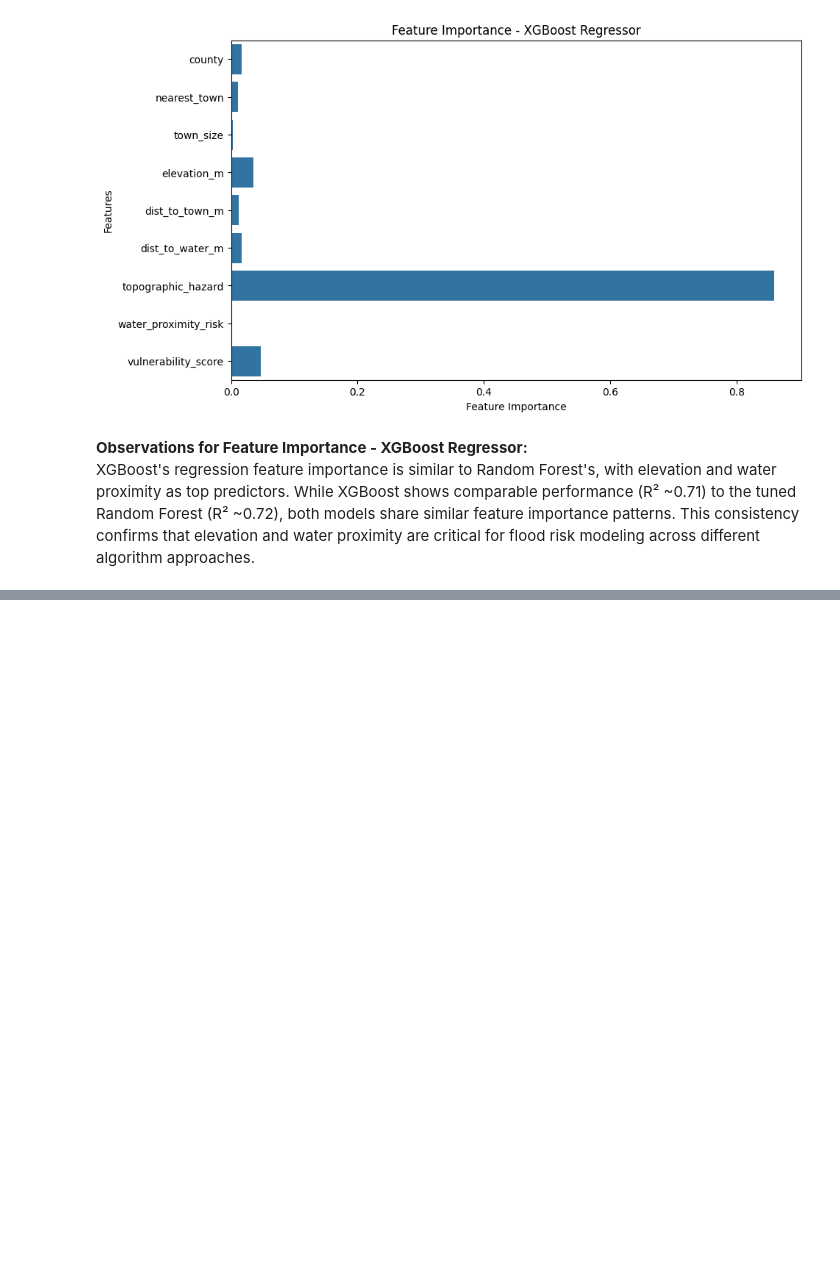
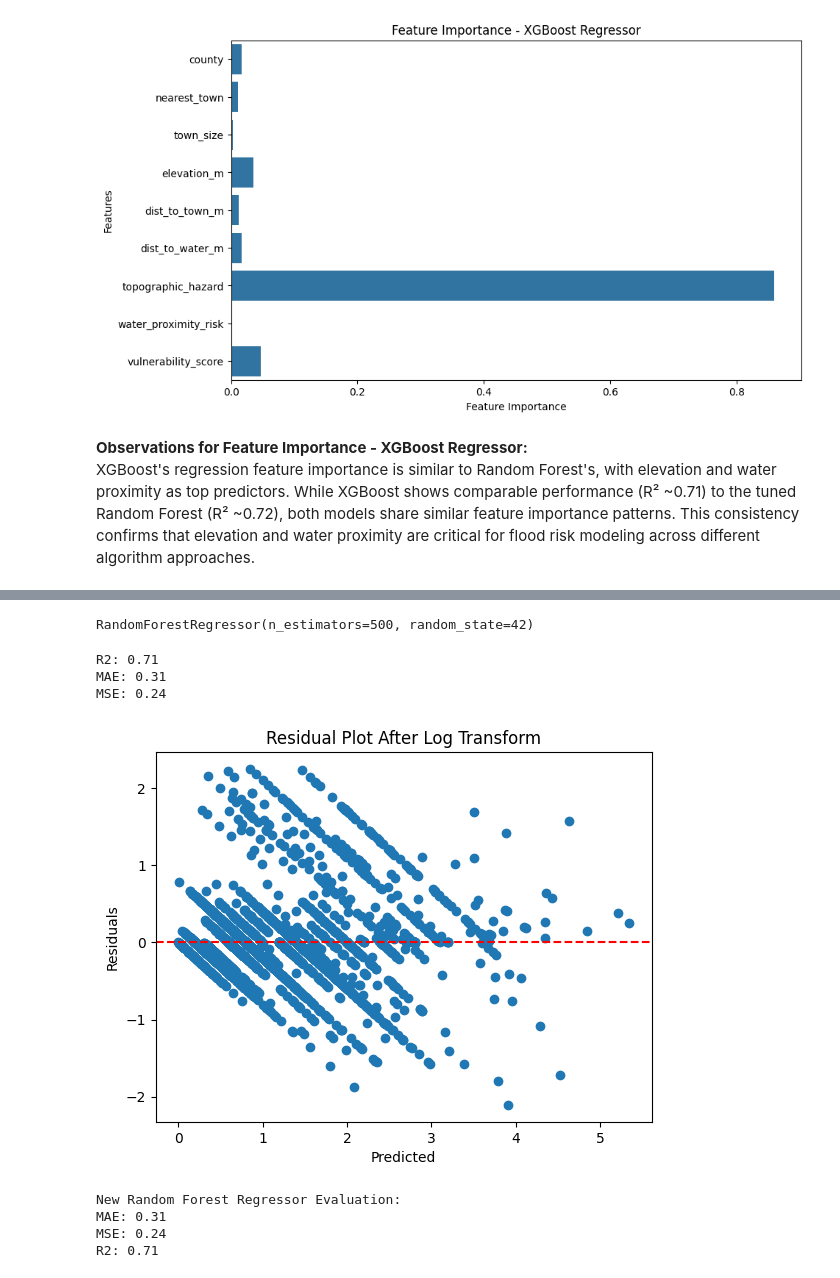
Before and after one commit to kennethnyangweso/Flood-Risk-Analysis-with-GIS, a Jupyter notebook: Modeling Notebook.ipynb, the cells around one changed output, grey strips where cells are left out. Cells and saved outputs as stored; diff of their text form; code cells hidden in the pictures; blank space fills up the shorter version.

Commit message:
final modeling notebook

```diff
--- a/Modeling Notebook.ipynb
+++ b/Modeling Notebook.ipynb
@@ -553,0 +575,11 @@ joblib.dump(stacked_clf, 'flood_risk_classifier.pkl')
+# %%
+import numpy as np
+
+df['log_dist_to_water'] = np.log1p(df['dist_to_water_m'])
+df['log_dist_to_town'] = np.log1p(df['dist_to_town_m'])
+# %%
+# label encoding for town size
+label_encoder = LabelEncoder()
+df['town_size'] = label_encoder.fit_transform(df['town_size'])
+df['county'] = label_encoder.fit_transform(df['county'])
+df['nearest_town'] = label_encoder.fit_transform(df['nearest_town'])
@@ -553,0 +610,36 @@ joblib.dump(stacked_clf, 'flood_risk_classifier.pkl')
+# %%
+from sklearn.ensemble import RandomForestRegressor
+
+rf_log = RandomForestRegressor(
+    n_estimators=500,
+    random_state=42
+)
+
+rf_log.fit(X_train, y_train)
+# %% [output]
+RandomForestRegressor(n_estimators=500, random_state=42)
+# %%
+from sklearn.metrics import r2_score, mean_absolute_error, mean_squared_error
+
+y_pred = rf_log.predict(X_test)
+
+print(f"R2: {r2_score(y_test, y_pred):.2f}")
+print(f"MAE: {mean_absolute_error(y_test, y_pred):.2f}")
+print(f"MSE: {mean_squared_error(y_test, y_pred):.2f}")
+# %% [output]
+R2: 0.71
+MAE: 0.31
+MSE: 0.24
+# %%
+import matplotlib.pyplot as plt
+
+residuals = y_test - y_pred
+
+plt.scatter(y_pred, residuals)
+plt.axhline(y=0, color='r', linestyle='--')
+plt.xlabel("Predicted")
+plt.ylabel("Residuals")
+plt.title("Residual Plot After Log Transform")
+plt.show()
+# %% [output]
+[figure, added]
@@ -553,0 +668,11 @@ joblib.dump(stacked_clf, 'flood_risk_classifier.pkl')
+# %%
+# evaluate the new model
+print("New Random Forest Regressor Evaluation:")
+print(f"MAE: {mean_absolute_error(y_test, y_pred):.2f}")
+print(f"MSE: {mean_squared_error(y_test, y_pred):.2f}")
+print(f"R2: {r2_score(y_test, y_pred):.2f}")
+# %% [output]
+New Random Forest Regressor Evaluation:
+MAE: 0.31
+MSE: 0.24
+R2: 0.71
```
Also changed, not shown: parts of 12 cells of this notebook.
